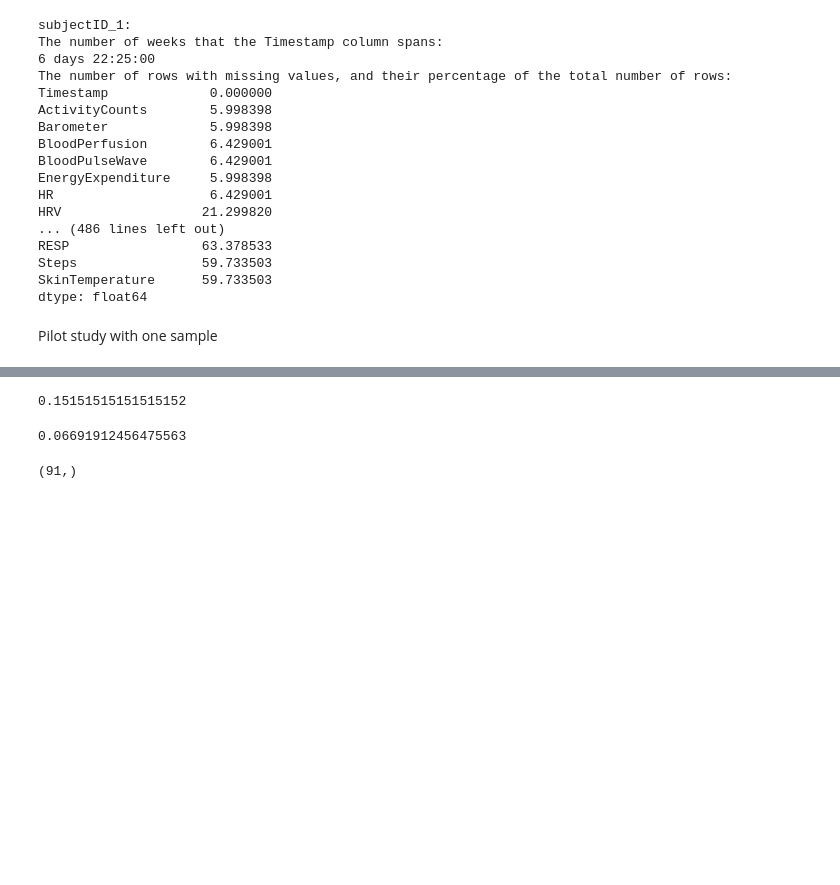
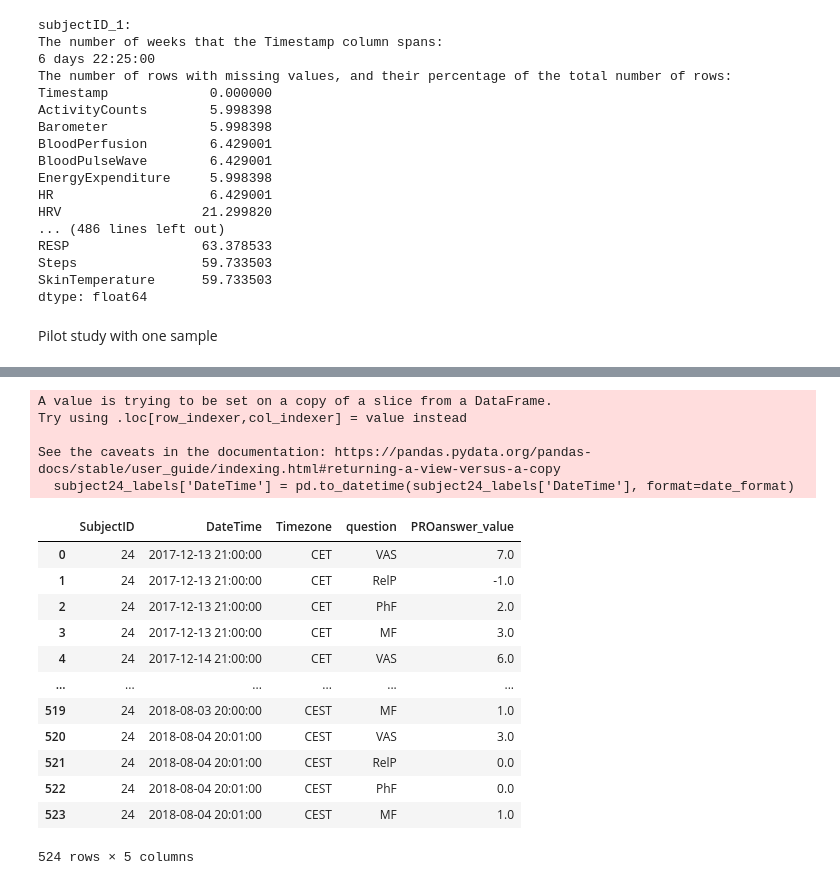
Before and after one commit to jenydu/Fatigue-Wearable, a Jupyter notebook: one_sample_case.ipynb, the cells around one changed output, grey strips where cells are left out. Saved outputs shown, nothing was run; the diff lists cells and outputs as text; code cells hidden in the pictures; blank space fills up the shorter version.

```diff
--- a/one_sample_case.ipynb
+++ b/one_sample_case.ipynb
@@ -138,14 +66,0 @@ df24_list
-# %%
-df24_list[2].isnull().sum().sum() / df24_list[2].shape[0] / df24_list[2].shape[1]
-# %% [output]
-0.15151515151515152
-# %%
-# find percent of missing values in each chunk and average them
-# Path: data_preprocess.ipynb
-a=[]
-for i in range(len(df24_list)):
-    a.append(df24_list[i].isnull().sum().sum() / df24_list[i].shape[0] / df24_list[i].shape[1])
-    # print(df24_list[i].isnull().sum().sum() / df24_list[i].shape[0] / df24_list[i].shape[1])
-print(np.mean(a))
-# %% [output]
-0.06691912456475563
@@ -159,7 +67,31 @@ for i in range(len(df24_list)):
-# %%
-#convert df24_list to a 3d numpy array
-# Path: data_preprocess.ipynb
-df24_array = np.array([df24_list[i].iloc[:, 1:].values for i in range(len(df24_list))])
-df24_array.shape
-# %% [output]
-(91,)
+# %%
+fatiguePROs = pd.read_csv('data/fatiguePROs_processed.csv')
+subject24_labels = fatiguePROs[fatiguePROs['SubjectID'] == 24]
+subject24_labels.reset_index(drop=True, inplace=True)
+# convert the Timestamp column to datetime type
+subject24_labels['DateTime'] = pd.to_datetime(subject24_labels['DateTime'], format=date_format)
+# find all timestamp that have missing values in the proanswers column
+missing_proanswers = subject24_labels[subject24_labels['PROanswer_value'].isnull()].DateTime.unique()
+# drop all rows that have the above timestamps
+subject24_labels = subject24_labels[~subject24_labels['DateTime'].isin(missing_proanswers)]
+subject24_labels.reset_index(drop=True, inplace=True)
+subject24_labels
+# %% [output]
+A value is trying to be set on a copy of a slice from a DataFrame.
+Try using .loc[row_indexer,col_indexer] = value instead
+
+See the caveats in the documentation: https://pandas.pydata.org/pandas-docs/stable/user_guide/indexing.html#returning-a-view-versus-a-copy
+  subject24_labels['DateTime'] = pd.to_datetime(subject24_labels['DateTime'], format=date_format)
+|  | SubjectID | DateTime | Timezone | question | PROanswer_value |
+| 0 | 24 | 2017-12-13 21:00:00 | CET | VAS | 7.0 |
+| 1 | 24 | 2017-12-13 21:00:00 | CET | RelP | -1.0 |
+| 2 | 24 | 2017-12-13 21:00:00 | CET | PhF | 2.0 |
+| 3 | 24 | 2017-12-13 21:00:00 | CET | MF | 3.0 |
+| 4 | 24 | 2017-12-14 21:00:00 | CET | VAS | 6.0 |
+| ... | ... | ... | ... | ... | ... |
+| 519 | 24 | 2018-08-03 20:00:00 | CEST | MF | 1.0 |
+| 520 | 24 | 2018-08-04 20:01:00 | CEST | VAS | 3.0 |
+| 521 | 24 | 2018-08-04 20:01:00 | CEST | RelP | 0.0 |
+| 522 | 24 | 2018-08-04 20:01:00 | CEST | PhF | 0.0 |
+| 523 | 24 | 2018-08-04 20:01:00 | CEST | MF | 1.0 |
+524 rows × 5 columns
```
Also changed, not shown: parts of 12 cells of this notebook, 2 other files.
